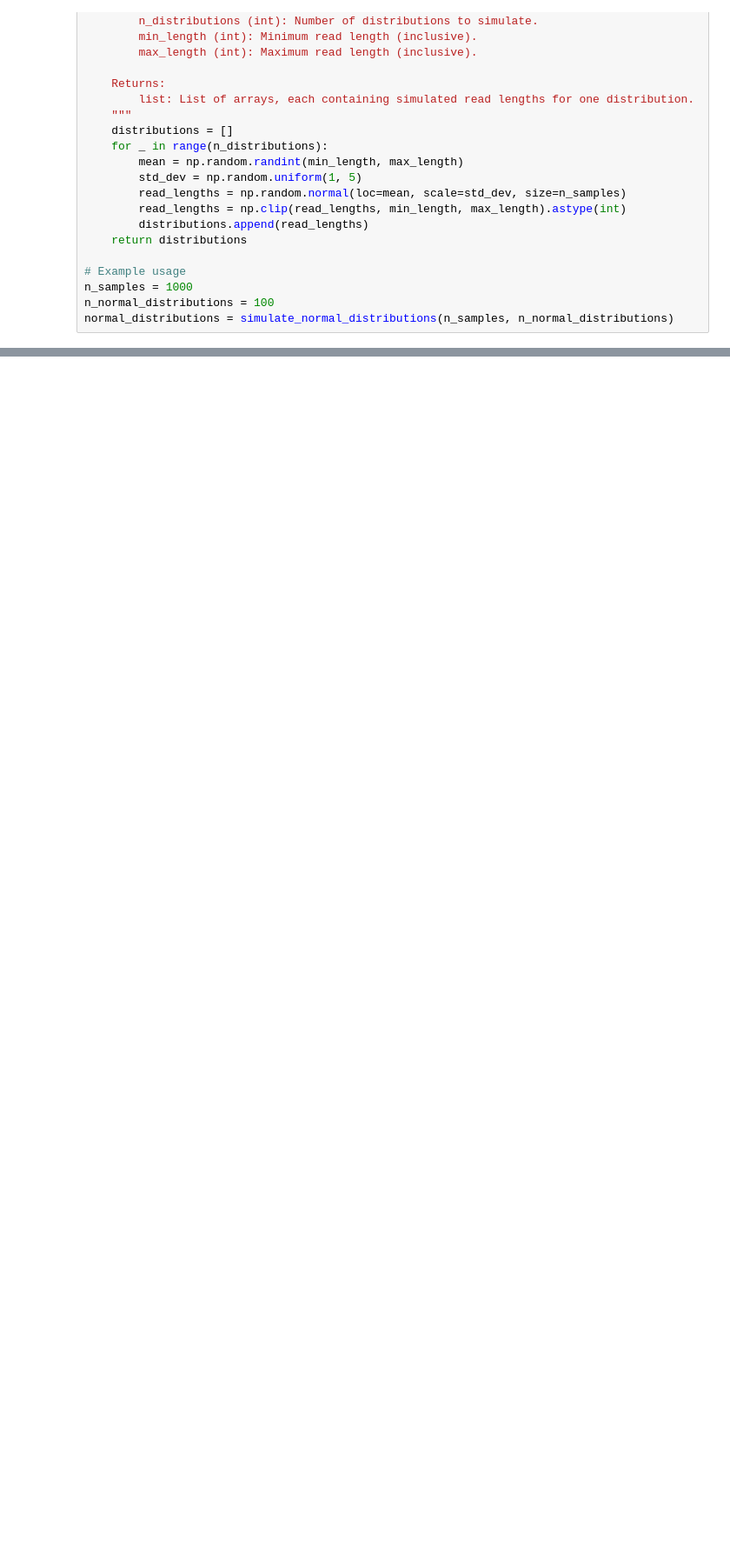
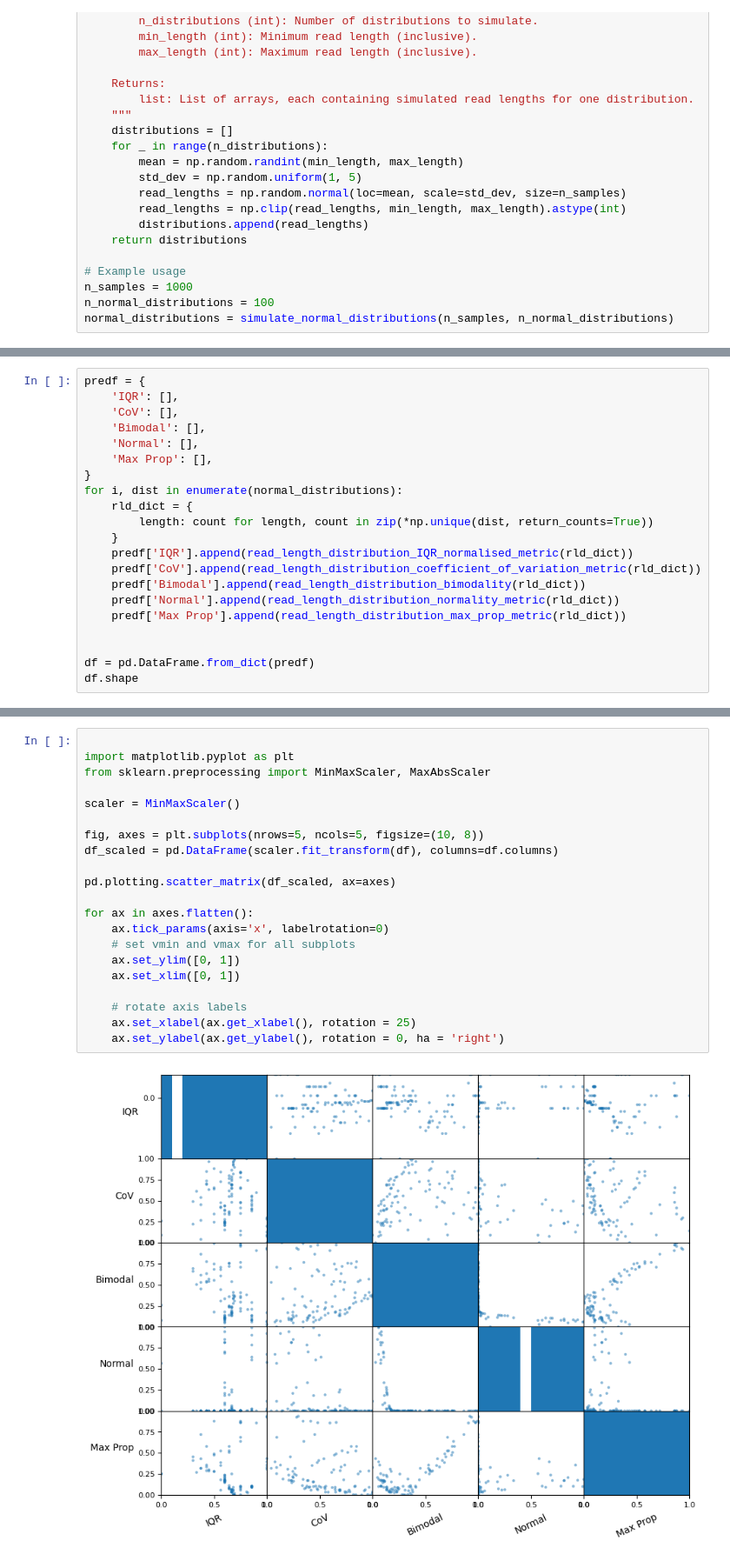
Before and after one commit to JackCurragh/Metric-Analysis, a Jupyter notebook: read_length_distribution.ipynb, the cells around one changed output, grey strips where cells are left out. Shown: that part at 87% size. Cells and saved outputs as stored; diff of their text form; blank space fills up the shorter version.

```diff
--- a/read_length_distribution.ipynb
+++ b/read_length_distribution.ipynb
@@ -189,0 +146,21 @@ ModuleNotFoundError: No module named 'pyranges'
+# %%
+predf = {
+    'IQR': [],
+    'CoV': [],
+    'Bimodal': [],
+    'Normal': [],
+    'Max Prop': [],
+}
+for i, dist in enumerate(normal_distributions):
+    rld_dict = {
+        length: count for length, count in zip(*np.unique(dist, return_counts=True))
+    }
+    predf['IQR'].append(read_length_distribution_IQR_normalised_metric(rld_dict))
+    predf['CoV'].append(read_length_distribution_coefficient_of_variation_metric(rld_dict))
+    predf['Bimodal'].append(read_length_distribution_bimodality(rld_dict))
+    predf['Normal'].append(read_length_distribution_normality_metric(rld_dict))
+    predf['Max Prop'].append(read_length_distribution_max_prop_metric(rld_dict))
+
+
+df = pd.DataFrame.from_dict(predf)
+df.shape
@@ -189,0 +169,23 @@ ModuleNotFoundError: No module named 'pyranges'
+# %%
+
+import matplotlib.pyplot as plt
+from sklearn.preprocessing import MinMaxScaler, MaxAbsScaler
+
+scaler = MinMaxScaler()
+
+fig, axes = plt.subplots(nrows=5, ncols=5, figsize=(10, 8))
+df_scaled = pd.DataFrame(scaler.fit_transform(df), columns=df.columns)
+
+pd.plotting.scatter_matrix(df_scaled, ax=axes)
+
+for ax in axes.flatten():
+    ax.tick_params(axis='x', labelrotation=0)
+    # set vmin and vmax for all subplots
+    ax.set_ylim([0, 1])
+    ax.set_xlim([0, 1])
+
+    # rotate axis labels
+    ax.set_xlabel(ax.get_xlabel(), rotation = 25)
+    ax.set_ylabel(ax.get_ylabel(), rotation = 0, ha = 'right')
+# %% [output]
+[figure, added]
```
Also changed, not shown: parts of 13 cells of this notebook, 4 other files.
